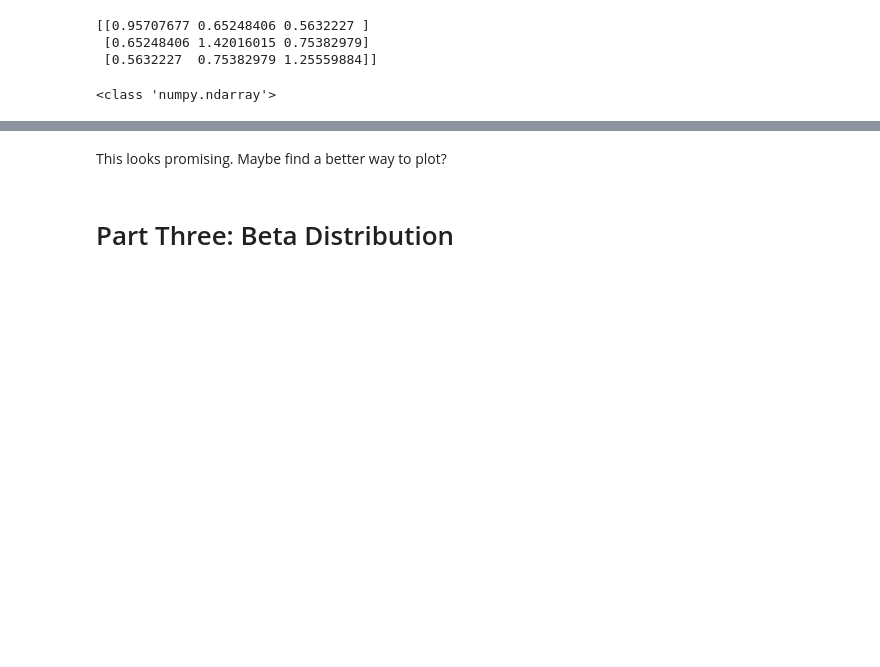
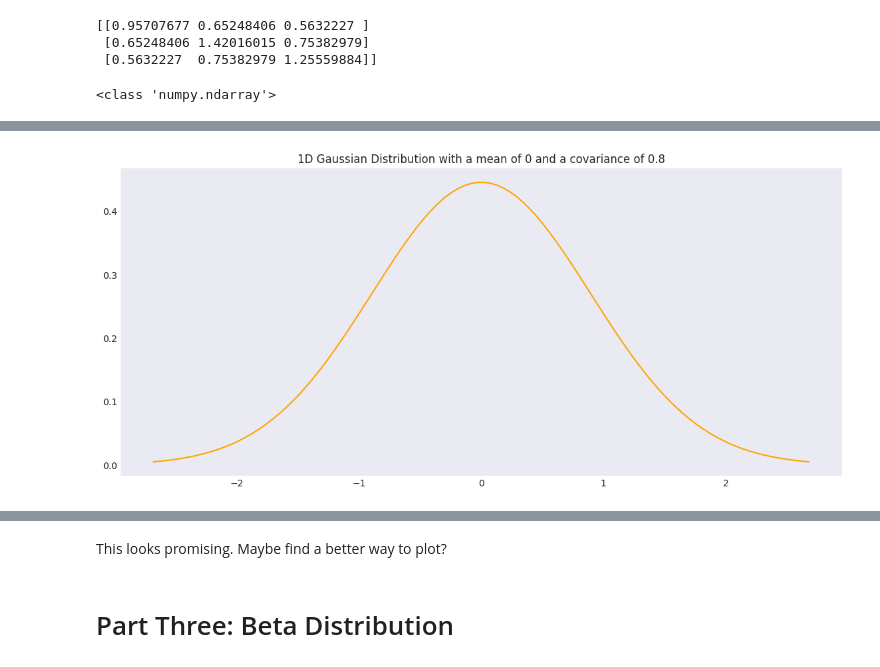
Before and after one commit to bjoernellens1/ML_course, a Jupyter notebook: assignment 3/assignment3_ellensohn.ipynb, the cells around one changed output, grey strips where cells are left out. Saved outputs shown, nothing was run; the diff lists cells and outputs as text; code cells hidden in the pictures; blank space fills up the shorter version.

```diff
--- a/assignment 3/assignment3_ellensohn.ipynb
+++ b/assignment 3/assignment3_ellensohn.ipynb
@@ -189,0 +221,5 @@ TypeError: FigureBase.gca() got an unexpected keyword argument 'projection'
+# %%
+gd1 = GaussDistribution(dim=1)
+gd1.visualize()
+# %% [output]
+[figure, added]
```
Also changed, not shown: parts of 7 cells of this notebook.
